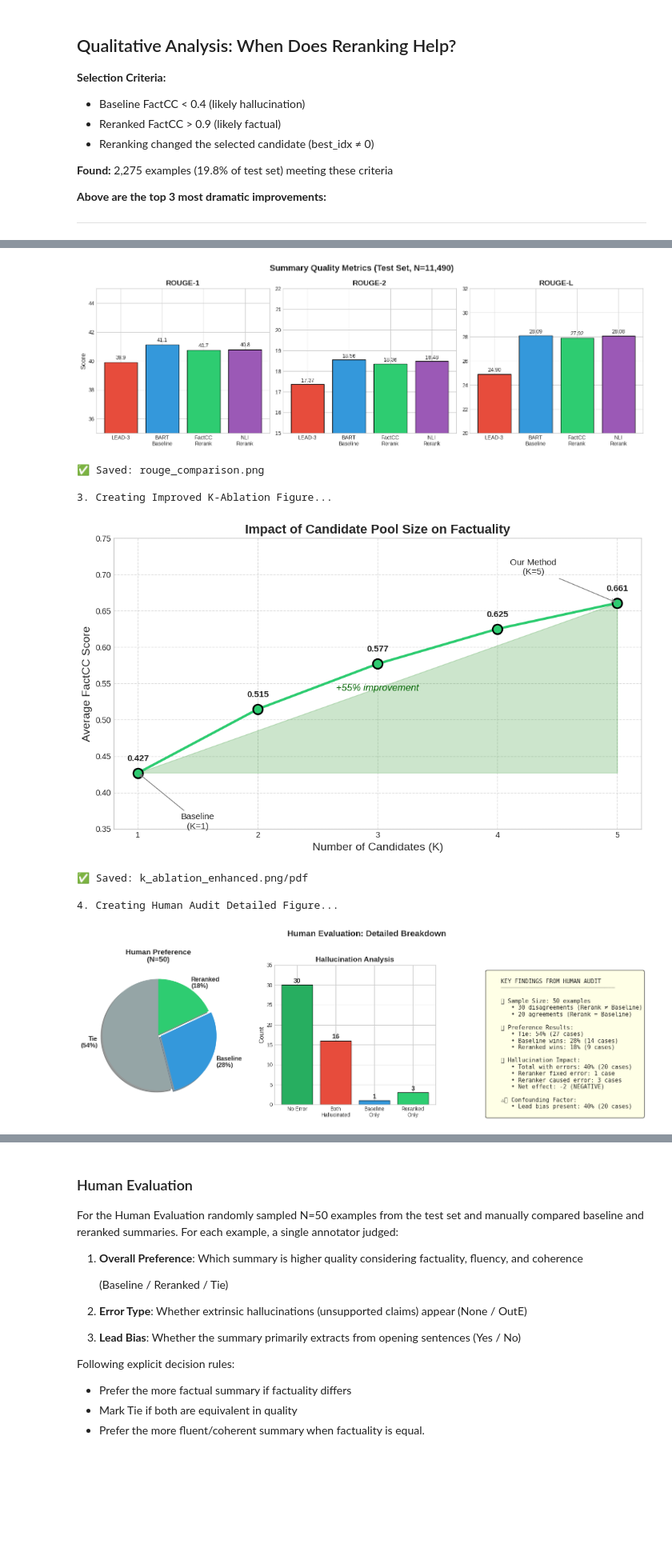
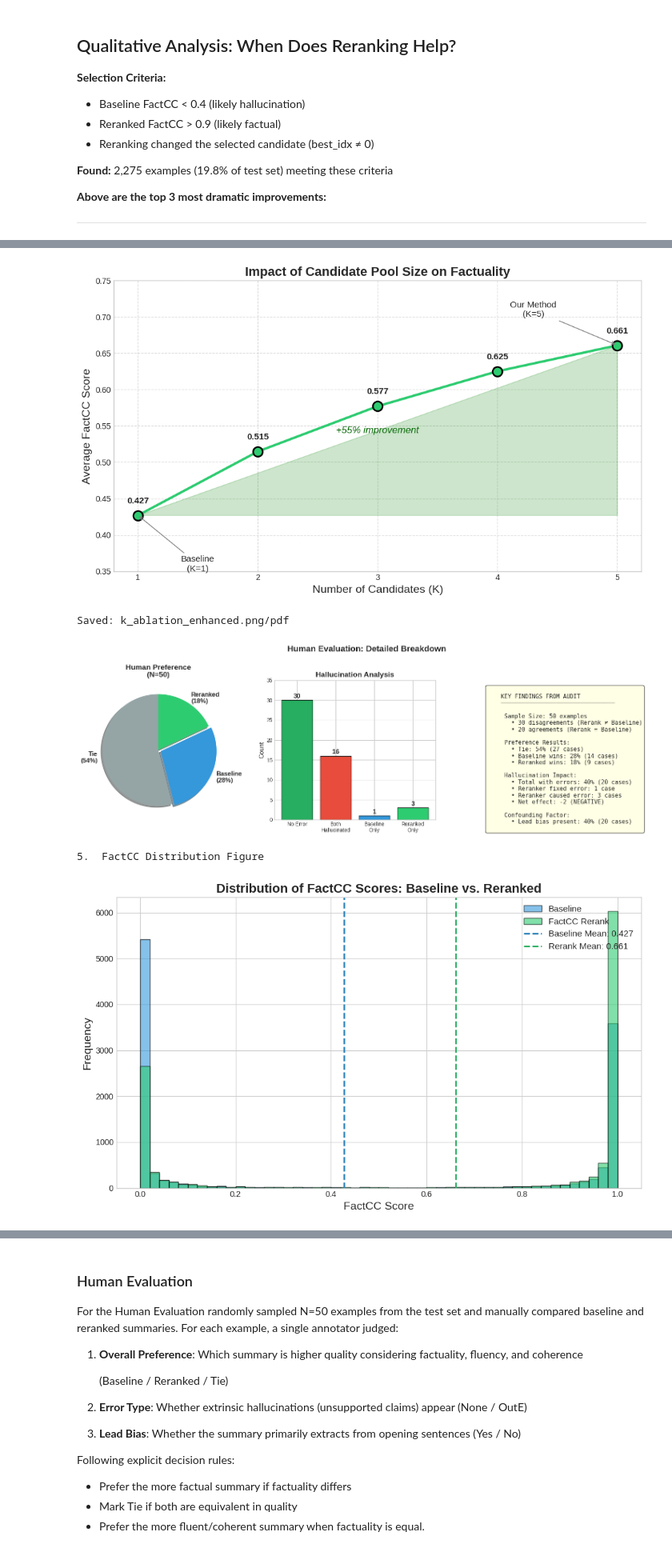
Before and after one commit to rPowDS/MIDS266-NLP-final-project, a Jupyter notebook: Final_Plots.ipynb, the cells around one changed output, grey strips where cells are left out. Shown at 80% size. Saved outputs shown, nothing was run; the diff lists cells and outputs as text; code cells hidden in the pictures; blank space fills up the shorter version.

Commit message:
Final Audit

```diff
--- a/Final_Plots.ipynb
+++ b/Final_Plots.ipynb
@@ -102,12 +121,6 @@ Tyson sold the house in 1999; it's due to become a church .
 ---
 # %%
 
-import matplotlib.pyplot as plt
-import matplotlib.patches as mpatches
-import seaborn as sns
-import numpy as np
-import pandas as pd
-import os
 
 
 plt.style.use('seaborn-v0_8-whitegrid')
@@ -191,7 +204,7 @@ def create_key_insight_figure():
     plt.savefig(os.path.join(FIGS_DIR, "fig4_key_insight.png"), dpi=300, bbox_inches='tight')
     plt.savefig(os.path.join(FIGS_DIR, "fig4_key_insight.pdf"), bbox_inches='tight')
     plt.show()
-    print("✅ Saved: fig4_key_insight.png/pdf")
+    print("Saved as: fig4_key_insight.png/pdf")
 
 
 def create_complete_results_figure():
@@ -240,8 +253,7 @@ def create_complete_results_figure():
     plt.tight_layout()
     plt.savefig(os.path.join(FIGS_DIR, "rouge_comparison.png"), dpi=300, bbox_inches='tight')
     plt.show()
-    print("✅ Saved: rouge_comparison.png")
-
+    print("Saved: rouge_comparison.png")
 
 
 def create_factcc_distribution_figure(df):
@@ -272,7 +284,7 @@ def create_factcc_distribution_figure(df):
     plt.tight_layout()
     plt.savefig(os.path.join(FIGS_DIR, "factcc_distribution.png"), dpi=300, bbox_inches='tight')
     plt.show()
-    print("✅ Saved: factcc_distribution.png")
+    print("Saved: factcc_distribution.png")
 
 
 
@@ -282,11 +294,11 @@ def create_improved_k_ablation():
     """
     fig, ax = plt.subplots(figsize=(10, 6))
 
-    # Data from your results
+
     k_values = [1, 2, 3, 4, 5]
     factcc_scores = [0.426808, 0.514700, 0.577070, 0.625172, 0.660888]
 
-    # Plot
+
     ax.plot(k_values, factcc_scores, 'o-', linewidth=3, markersize=12,
             color='#2ecc71', markeredgecolor='black', markeredgewidth=2)
 
@@ -295,7 +307,7 @@ def create_improved_k_ablation():
         ax.annotate(f'{score:.3f}', (k, score), textcoords="offset points",
                    xytext=(0, 15), ha='center', fontsize=11, fontweight='bold')
 
-    # Add annotations
+
     ax.annotate('Baseline\n(K=1)', xy=(1, 0.427), xytext=(1.5, 0.35),
                arrowprops=dict(arrowstyle='->', color='gray'),
                fontsize=11, ha='center')
@@ -320,7 +332,7 @@ def create_improved_k_ablation():
     plt.savefig(os.path.join(FIGS_DIR, "k_ablation_enhanced.png"), dpi=300, bbox_inches='tight')
     plt.savefig(os.path.join(FIGS_DIR, "k_ablation_enhanced.pdf"), bbox_inches='tight')
     plt.show()
-    print("✅ Saved: k_ablation_enhanced.png/pdf")
+    print("Saved: k_ablation_enhanced.png/pdf")
 
 
 
@@ -330,7 +342,7 @@ def create_human_audit_detailed():
     """
     fig, axes = plt.subplots(1, 3, figsize=(16, 5))
 
-    #  Panel 1: Preference Pie
+    # Preference Pie
     ax1 = axes[0]
     labels = ['Tie\n(54%)', 'Baseline\n(28%)', 'Reranked\n(18%)']
     sizes = [54, 28, 18]
@@ -341,7 +353,7 @@ def create_human_audit_detailed():
            startangle=90, shadow=True, textprops={'fontsize': 12, 'fontweight': 'bold'})
     ax1.set_title('Human Preference\n(N=50)', fontsize=14, fontweight='bold')
 
-    # Panel 2: Error Type Bar
+    # Error Type Bar
     ax2 = axes[1]
     error_types = ['No Error', 'Both\nHallucinated', 'Baseline\nOnly', 'Reranked\nOnly']
     error_counts = [30, 16, 1, 3]
@@ -356,12 +368,12 @@ def create_human_audit_detailed():
     ax2.set_title('Hallucination Analysis', fontsize=14, fontweight='bold')
     ax2.set_ylim(0, 35)
 
-    # Panel 3: Key Metrics Summary
+    #  Key Metrics Summary
     ax3 = axes[2]
     ax3.axis('off')
 
     summary_text = """
-    KEY FINDINGS FROM HUMAN AUDIT
+    KEY FINDINGS FROM AUDIT
     ─────────────────────────────────
 
      Sample Size: 50 examples
@@ -391,32 +403,18 @@ def create_human_audit_detailed():
     plt.tight_layout()
     plt.savefig(os.path.join(FIGS_DIR, "human_audit_detailed.png"), dpi=300, bbox_inches='tight')
     plt.show()
-    print("✅ Saved: human_audit_detailed.png")
 
 
 if __name__ == "__main__":
-    print("="*60)
-    print("GENERATING ALL FIGURES FOR PAPER")
-    print("="*60)
-
-    print("\n1. Creating Key Insight Figure (Fig 4)...")
     create_key_insight_figure()
-
-    print("\n2. Creating Complete Results Figure...")
     create_complete_results_figure()
-
-    print("\n3. Creating Improved K-Ablation Figure...")
     create_improved_k_ablation()
-
-    print("\n4. Creating Human Audit Detailed Figure...")
     create_human_audit_detailed()
 
-    # Note: For FactCC distribution, you need to pass your DataFrame
-    # print("\n5. Creating FactCC Distribution Figure...")
-    # create_factcc_distribution_figure(df)
+    df['baseline_factcc'] = df['factcc_scores'].apply(lambda x: x[0])
+    df['factcc_score'] = df['factcc_scores'].apply(lambda x: np.max(x))
 
-    print("\n" + "="*60)
-    print("ALL FIGURES GENERATED!")
+    print("\n5.  FactCC Distribution Figure")
+    create_factcc_distribution_figure(df)
     print(f"Saved to: {FIGS_DIR}")
-    print("="*60)
 # %% [output]
@@ -432,9 +425,5 @@ GENERATING ALL FIGURES FOR PAPER
-[figure]
+[figure]
-✅ Saved: rouge_comparison.png
-
-3. Creating Improved K-Ablation Figure...
+Saved: k_ablation_enhanced.png/pdf
-[figure]
+[figure, new version]
-✅ Saved: k_ablation_enhanced.png/pdf
-
-4. Creating Human Audit Detailed Figure...
+5.  FactCC Distribution Figure
-[figure, old version]
+[figure, added]
```
Also changed, not shown: parts of 5 cells of this notebook, 12 other files.
